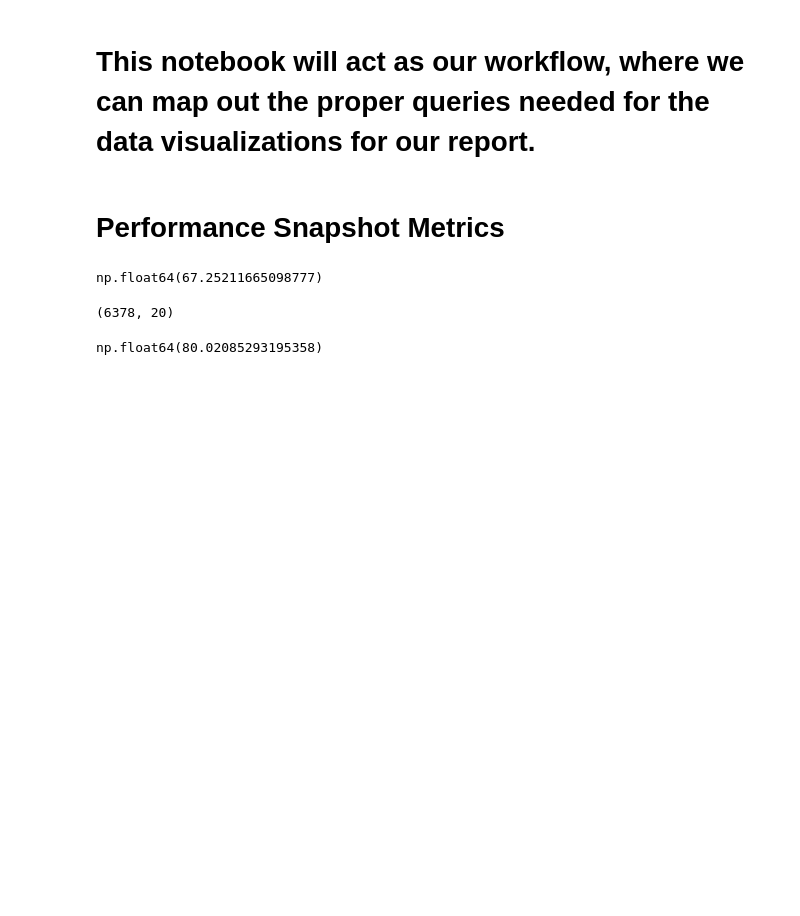
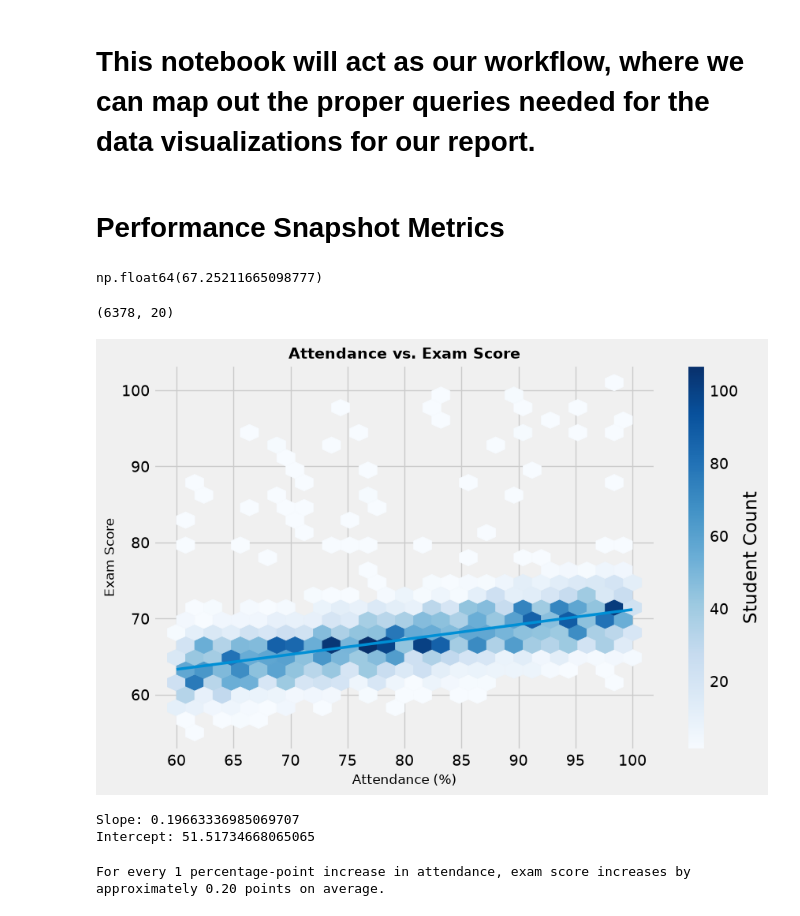
Before and after one commit to Sebastian-Saverino/school-analytics-report-practice, a Jupyter notebook: notebooks/workflow.ipynb, the cells around one changed output. Saved outputs shown, nothing was run; the diff lists cells and outputs as text; code cells hidden in the pictures; blank space fills up the shorter version.

Commit message:
Add attendance vs exam score visual to report

```diff
--- a/notebooks/workflow.ipynb
+++ b/notebooks/workflow.ipynb
@@ -27,5 +27,74 @@ gold_df.shape
 # %% [output]
 (6378, 20)
 # %%
+import matplotlib.pyplot as plt
+import numpy as np
+
+plt.figure(figsize=(9, 6))
+
+plt.hexbin(
+    gold_df["attendance"],
+    gold_df["exam_score"],
+    gridsize=25,
+    cmap="Blues",
+    mincnt=1
+)
+
+plt.colorbar(label="Student Count")
+
+# Regression line
+z = np.polyfit(
+    gold_df["attendance"],
+    gold_df["exam_score"],
+    1
+)
+
+p = np.poly1d(z)
+
+x_vals = np.linspace(
+    gold_df["attendance"].min(),
+    gold_df["attendance"].max(),
+    100
+)
+
+plt.plot(
+    x_vals,
+    p(x_vals),
+    linewidth=2.5
+)
+
+plt.title(
+    "Attendance vs. Exam Score",
+    fontsize=14,
+    weight="bold"
+)
+
+plt.xlabel("Attendance (%)", fontsize=12)
+plt.ylabel("Exam Score", fontsize=12)
+
+plt.tight_layout()
+plt.show()
 # %% [output]
-np.float64(80.02085293195358)
+[figure, added]
+# %%
+z = np.polyfit(
+    gold_df["attendance"],
+    gold_df["exam_score"],
+    1
+)
+
+slope = z[0]
+intercept = z[1]
+
+print("Slope:", slope)
+print("Intercept:", intercept)
+# %% [output]
+Slope: 0.19663336985069707
+Intercept: 51.51734668065065
+# %%
+print(
+    f"For every 1 percentage-point increase in attendance, "
+    f"exam score increases by approximately {slope:.2f} points on average."
+)
+# %% [output]
+For every 1 percentage-point increase in attendance, exam score increases by approximately 0.20 points on average.
```
Also changed, not shown: 1 other file.
